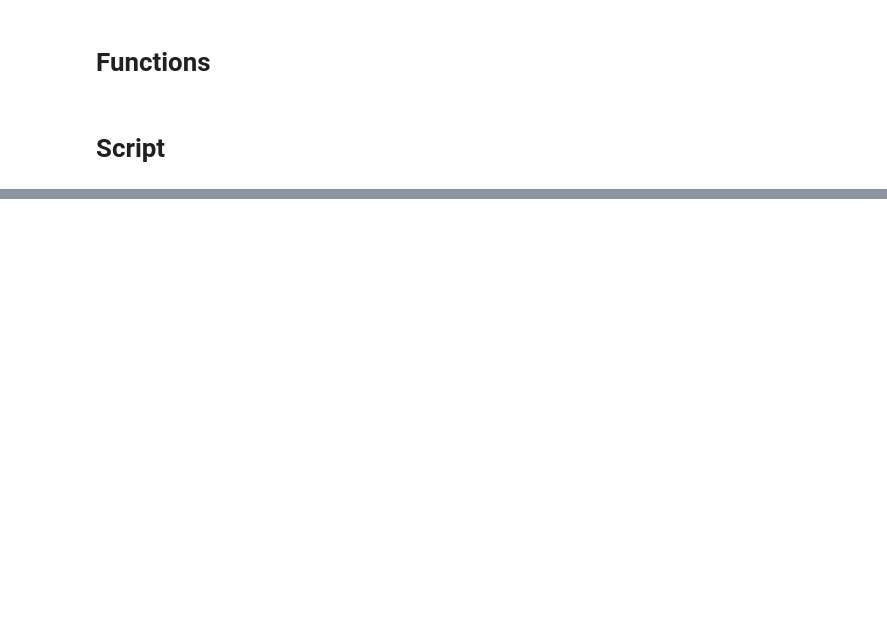
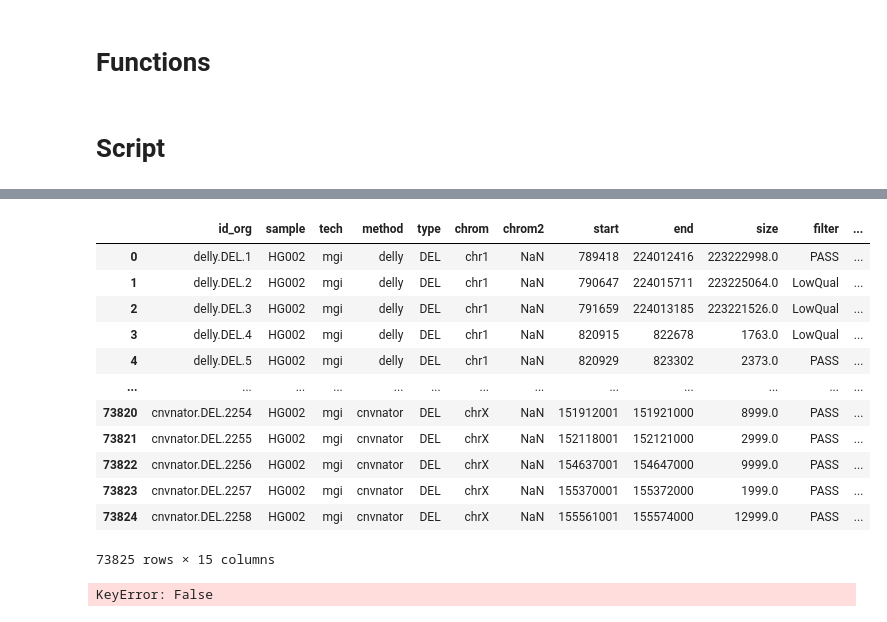
Before and after one commit to burgshrimps/dicast, a Jupyter notebook: eva.ipynb, the cells around one changed output, grey strips where cells are left out. Saved outputs shown, nothing was run; the diff lists cells and outputs as text; code cells hidden in the pictures; blank space fills up the shorter version.

```diff
--- a/eva.ipynb
+++ b/eva.ipynb
@@ -116,0 +120,20 @@ pr_rc_df = pd.DataFrame(pr_rc_dict)
+# %%
+eva.variants_dicast
+# %% [output]
+|  | id_org | sample | tech | method | type | chrom | chrom2 | start | end | size | filter | ... |
+| 0 | delly.DEL.1 | HG002 | mgi | delly | DEL | chr1 | NaN | 789418 | 224012416 | 223222998.0 | PASS | ... |
+| 1 | delly.DEL.2 | HG002 | mgi | delly | DEL | chr1 | NaN | 790647 | 224015711 | 223225064.0 | LowQual | ... |
+| 2 | delly.DEL.3 | HG002 | mgi | delly | DEL | chr1 | NaN | 791659 | 224013185 | 223221526.0 | LowQual | ... |
+| 3 | delly.DEL.4 | HG002 | mgi | delly | DEL | chr1 | NaN | 820915 | 822678 | 1763.0 | LowQual | ... |
+| 4 | delly.DEL.5 | HG002 | mgi | delly | DEL | chr1 | NaN | 820929 | 823302 | 2373.0 | PASS | ... |
+| ... | ... | ... | ... | ... | ... | ... | ... | ... | ... | ... | ... | ... |
+| 73820 | cnvnator.DEL.2254 | HG002 | mgi | cnvnator | DEL | chrX | NaN | 151912001 | 151921000 | 8999.0 | PASS | ... |
+| 73821 | cnvnator.DEL.2255 | HG002 | mgi | cnvnator | DEL | chrX | NaN | 152118001 | 152121000 | 2999.0 | PASS | ... |
+| 73822 | cnvnator.DEL.2256 | HG002 | mgi | cnvnator | DEL | chrX | NaN | 154637001 | 154647000 | 9999.0 | PASS | ... |
+| 73823 | cnvnator.DEL.2257 | HG002 | mgi | cnvnator | DEL | chrX | NaN | 155370001 | 155372000 | 1999.0 | PASS | ... |
+| 73824 | cnvnator.DEL.2258 | HG002 | mgi | cnvnator | DEL | chrX | NaN | 155561001 | 155574000 | 12999.0 | PASS | ... |
+73825 rows × 15 columns
+# %%
+eva.df_multi[['delly', 'manta', 'lumpy', 'gridss', 'cnvnator'] == 0]
+# %% [output]
+KeyError: False
```
Also changed, not shown: parts of 17 cells of this notebook, 6 other files.
